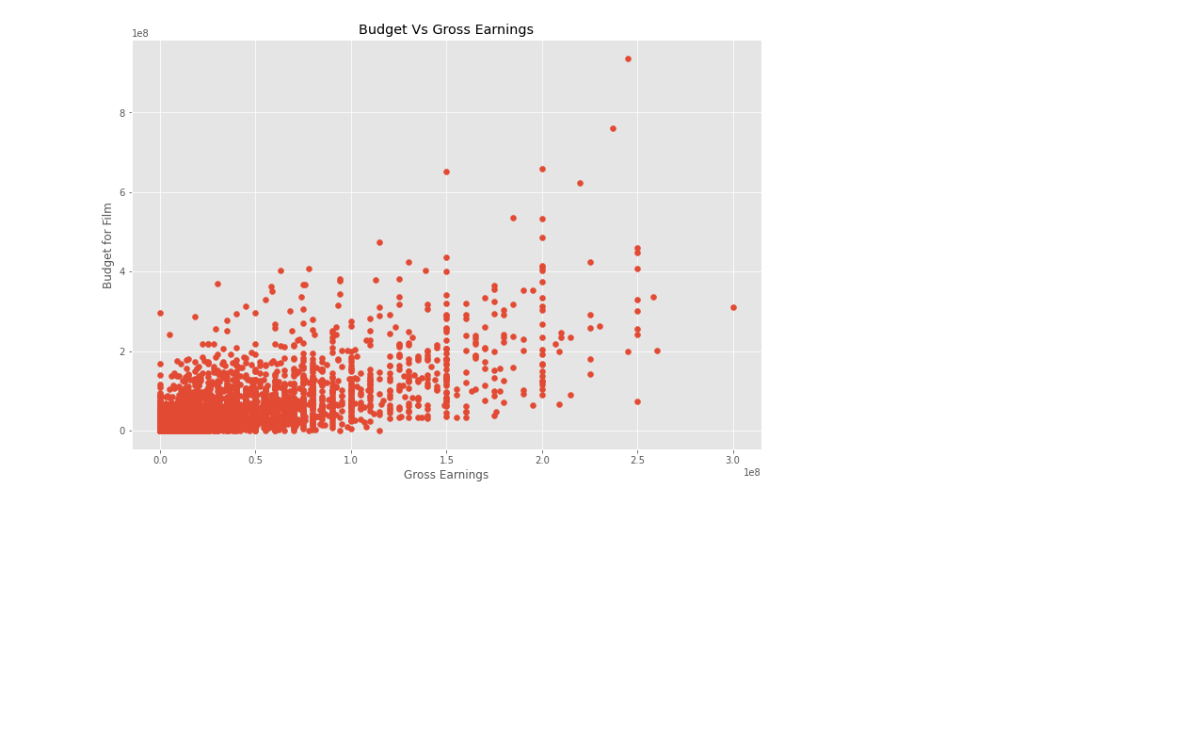
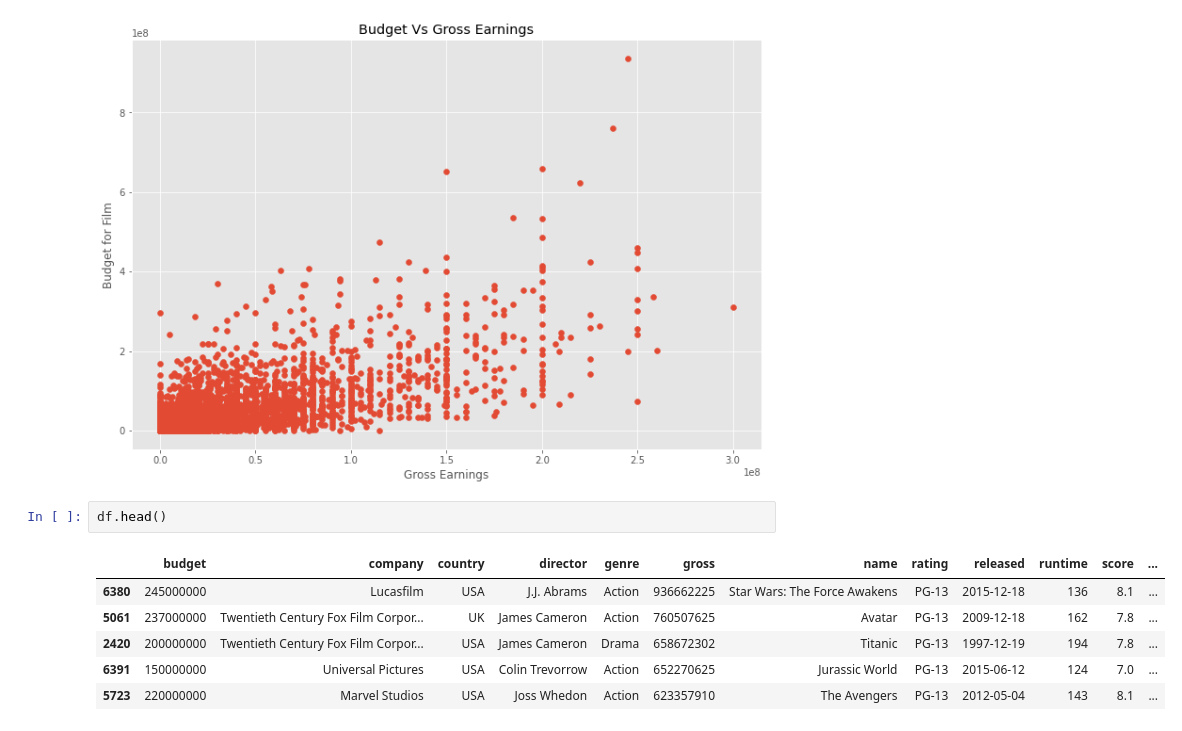
Before and after one commit to soticoker/correlationinmovies, a Jupyter notebook: correlation_movies_db.ipynb, the cells around one changed output. Saved outputs shown, nothing was run; the diff lists cells and outputs as text; blank space fills up the shorter version.

```diff
--- a/correlation_movies_db.ipynb
+++ b/correlation_movies_db.ipynb
@@ -157,3 +157,12 @@ plt.ylabel('Budget for Film')
 plt.show()
 # %% [output]
 [figure]
+# %%
+df.head()
+# %% [output]
+|  | budget | company | country | director | genre | gross | name | rating | released | runtime | score | ... |
+| 6380 | 245000000 | Lucasfilm | USA | J.J. Abrams | Action | 936662225 | Star Wars: The Force Awakens | PG-13 | 2015-12-18 | 136 | 8.1 | ... |
+| 5061 | 237000000 | Twentieth Century Fox Film Corpor... | UK | James Cameron | Action | 760507625 | Avatar | PG-13 | 2009-12-18 | 162 | 7.8 | ... |
+| 2420 | 200000000 | Twentieth Century Fox Film Corpor... | USA | James Cameron | Drama | 658672302 | Titanic | PG-13 | 1997-12-19 | 194 | 7.8 | ... |
+| 6391 | 150000000 | Universal Pictures | USA | Colin Trevorrow | Action | 652270625 | Jurassic World | PG-13 | 2015-06-12 | 124 | 7.0 | ... |
+| 5723 | 220000000 | Marvel Studios | USA | Joss Whedon | Action | 623357910 | The Avengers | PG-13 | 2012-05-04 | 143 | 8.1 | ... |
```
Also changed, not shown: parts of 5 cells of this notebook.
